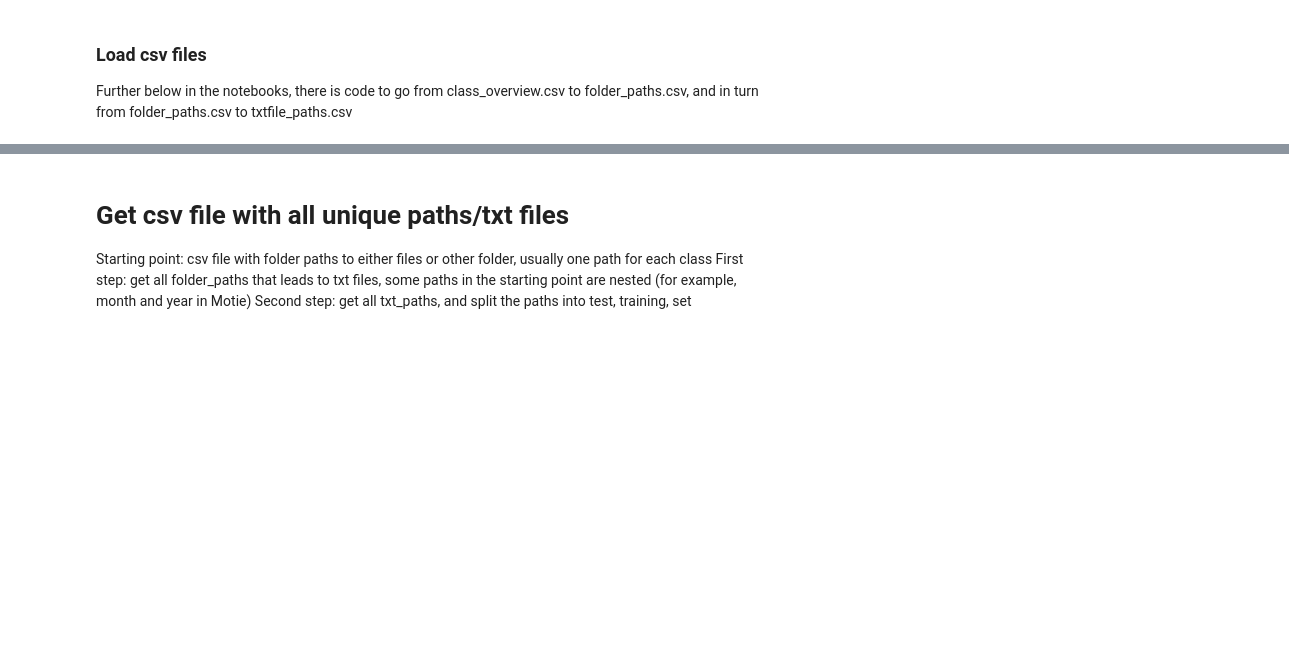
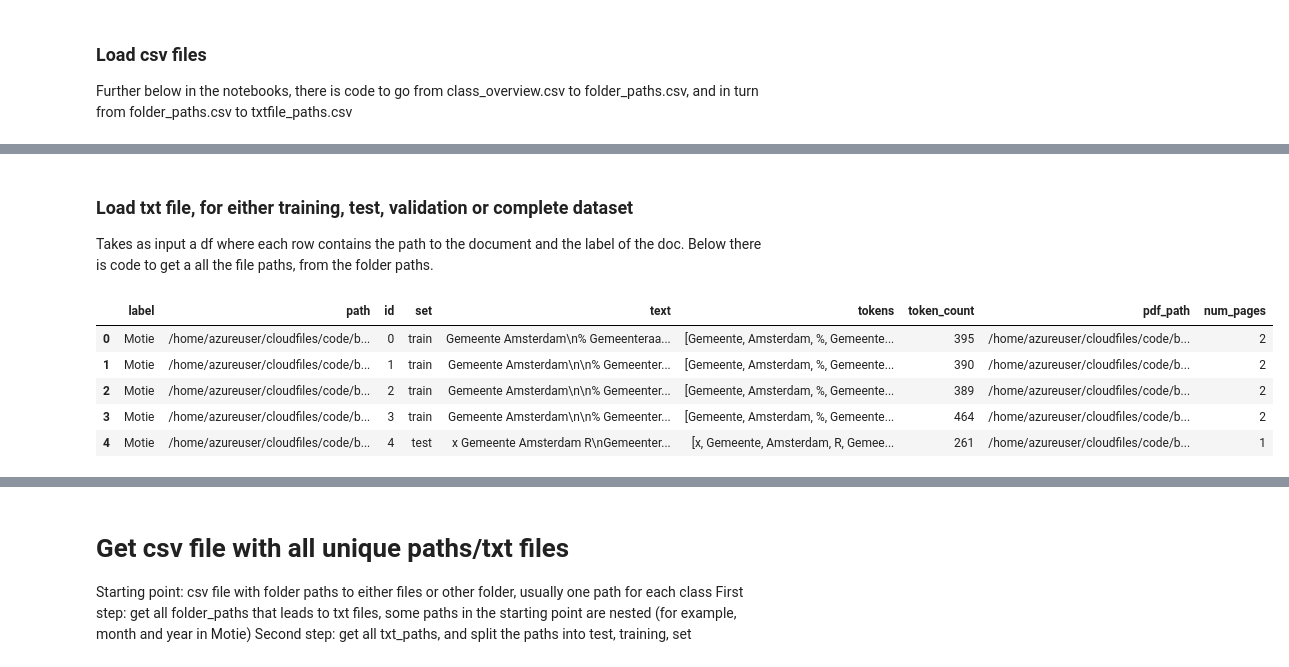
Before and after one commit to Amsterdam-Internships/document-classification-using-large-language-models, a Jupyter notebook: notebooks/load_txt.ipynb, the cells around one changed output, grey strips where cells are left out. Drawn from its saved outputs; the diff is of its cells as text; code cells hidden in the pictures; blank space fills up the shorter version.

```diff
--- a/notebooks/data_inventory.ipynb
+++ b/notebooks/load_txt.ipynb
@@ -44,32 +36,73 @@ display(txtfile_paths)
+# %% [markdown]
+### Load txt file, for either training, test, validation or complete dataset
+Takes as input a df where each row contains the path to the document and the label of the doc. Below there is code to get a all the file paths, from the folder paths.
 # %%
 # load txt files of the paths in 'input_df'
 # choose to only load part of the data -> 'load'
+
+import nltk
+from nltk.tokenize import word_tokenize
+
+
+import pandas as pd
+from PyPDF2 import PdfReader
+import numpy as np
+
+def count_pages(pdf_path):
+    try:
+        with open(pdf_path, 'rb') as file:
+            reader = PdfReader(file)
+            return len(reader.pages)
+    except Exception as e:
+        print(f"Error counting pages for '{pdf_path}': {e}")
+        return np.nan
+
 
 def load_txt_files(input_df, load):
     # load is a list containing which part of the data to load, ['train', 'test', 'val', 'complete']
     df = input_df.copy()
 
     # create empty dataframe
     columns_list = list(df.columns.values)
-    columns_list.append('text')
+    columns_list.extend(['text', 'tokens', 'token_count', 'pdf_path', 'num_pages'])
     return_df = pd.DataFrame(columns=columns_list)
 
     # if load is complete dataset, load all txt files
     if load==['complete']:
         subdf = df.copy()
 
      # if load is subsections of the data - examples: ['train', 'test'], ['train'], ['test'], ['train', 'val']
     else:
         subdf = df.loc[df['set'].isin(load)]
 
     for index, row in subdf.iterrows():
         # extract text
         with open(row['path']) as txt_file:
             text = txt_file.read()
 
-        # save in dataframe
-        return_df.loc[len(return_df)] = {'label':row['label'], 'path':row['path'], 'id':row['id'],'set':row['set'],'text': text}
+        # check if text is longer than 5 characters
+        if len(text) > 5:
+            tokens = word_tokenize(text)
+            len_tokens = len(tokens)
+
+            # count pages
+            pdf_path = row['path'].replace('.ocr', '')
+            num_pages = count_pages(pdf_path)
+
+            # save in dataframe
+            return_df.loc[len(return_df)] = {'label':row['label'], 'path':row['path'], 'id':row['id'],'set':row['set'],'text': text, 'tokens':tokens, 'token_count':len_tokens, 'pdf_path':pdf_path, 'num_pages':num_pages}
 
     return return_df
 
-txt_files_df = load_txt_files(txtfile_paths,  ['train'])
+txt_files_df = load_txt_files(txtfile_paths,  ['complete'])
+display(txt_files_df)
+
+# save to blobfuse
+# txt_files_df.to_csv(f"{cf.output_path}/txtfiles.csv", index=False)
+# %% [output]
+|  | label | path | id | set | text | tokens | token_count | pdf_path | num_pages |
+| 0 | Motie | /home/azureuser/cloudfiles/code/b... | 0 | train | Gemeente Amsterdam\n% Gemeenteraa... | [Gemeente, Amsterdam, %, Gemeente... | 395 | /home/azureuser/cloudfiles/code/b... | 2 |
+| 1 | Motie | /home/azureuser/cloudfiles/code/b... | 1 | train | Gemeente Amsterdam\n\n% Gemeenter... | [Gemeente, Amsterdam, %, Gemeente... | 390 | /home/azureuser/cloudfiles/code/b... | 2 |
+| 2 | Motie | /home/azureuser/cloudfiles/code/b... | 2 | train | Gemeente Amsterdam\n\n% Gemeenter... | [Gemeente, Amsterdam, %, Gemeente... | 389 | /home/azureuser/cloudfiles/code/b... | 2 |
+| 3 | Motie | /home/azureuser/cloudfiles/code/b... | 3 | train | Gemeente Amsterdam\n\n% Gemeenter... | [Gemeente, Amsterdam, %, Gemeente... | 464 | /home/azureuser/cloudfiles/code/b... | 2 |
+| 4 | Motie | /home/azureuser/cloudfiles/code/b... | 4 | test | x Gemeente Amsterdam R\nGemeenter... | [x, Gemeente, Amsterdam, R, Gemee... | 261 | /home/azureuser/cloudfiles/code/b... | 1 |
```
Also changed, not shown: parts of 4 cells of this notebook, 5 other files.
